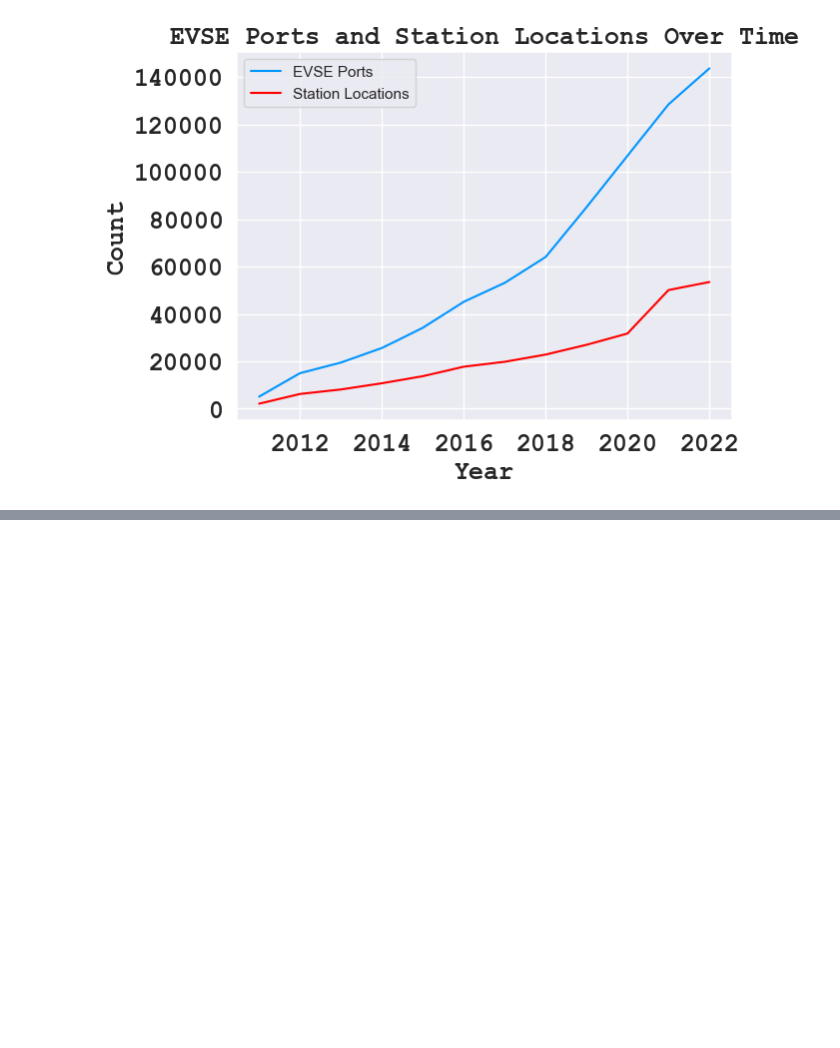
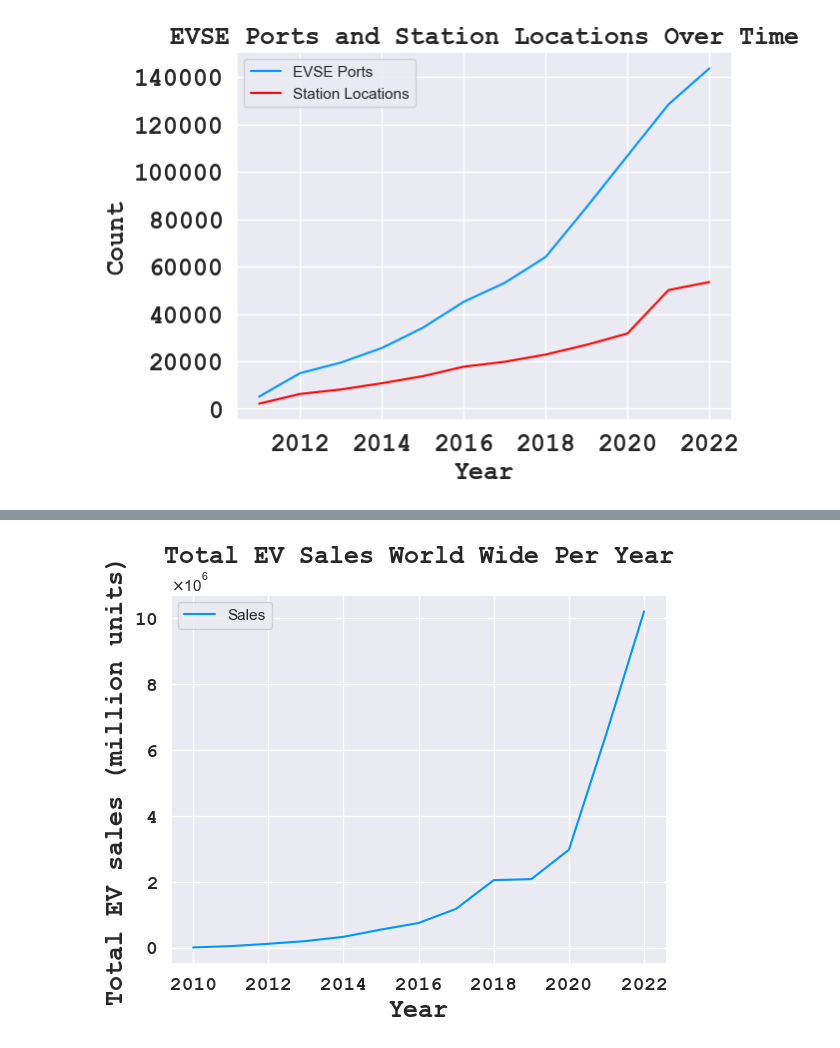
Before and after one commit to Blake-Singewald/Project_3, a Jupyter notebook: Project3_Starter.ipynb, the cells around one changed output, grey strips where cells are left out. Cells and saved outputs as stored; diff of their text form; code cells hidden in the pictures; blank space fills up the shorter version.

```diff
--- a/Project3_Starter.ipynb
+++ b/Project3_Starter.ipynb
@@ -133,3 +168,49 @@ plt.show()
+# %%
+###############################################
+
+
+
+#I do not reccommend putting weight into this graph
+
+
+
+##########################################33#
+
+total_ev_sales = world_ev_data.groupby("year")["value"].sum()
+total_ev_sales
+
+years_x_axis = total_ev_sales.index
+sales_y_axis = total_ev_sales.values
+
+
+# Set the Seaborn theme
+sns.set_theme(style="darkgrid")
+
+# Customize the color palette to make it even darker
+custom_palette = ["#333333", "#333333", "#333333", "#333333"]
+sns.set_palette(custom_palette)
+
+# Create a line plot
+sns.lineplot(x=years_x_axis, y=sales_y_axis, label="Sales", color='#0096FF')
+
+# Set the plot labels and title font family to Courier Bold and 4 points larger
+plt.xlabel('Year', fontfamily='Courier New', fontweight='bold', fontsize=18)
+plt.ylabel("Total EV sales (million units)", fontfamily='Courier New', fontweight='bold', fontsize=18)
+plt.title("Total EV Sales World Wide Per Year", fontfamily='Courier New', fontweight='bold', fontsize=18)
+
+# Set legend font family to Courier Bold and 4 points larger
+plt.legend(fontsize='large', title_fontsize='large', prop={'family': 'Courier New', 'weight': 'bold', 'size': 18})
+
+# Set tick labels font family to Courier Bold and 4 points larger
+plt.xticks(fontfamily='Courier New', fontweight='bold', fontsize=14)
+plt.ticklabel_format(axis='y', style='sci', scilimits=(6,6), useMathText= True)
+plt.yticks(fontfamily='Courier New', fontweight='bold', fontsize=14)
+
+# Show the plot
+plt.legend()
+plt.show()
+# %% [output]
+[figure, added]
 # %%
 usa_data = ev_sales_data.loc[ev_sales_data["region"] == "USA"]
 usa_data.head()
```
Also changed, not shown: parts of 17 cells of this notebook, 1 other file.
